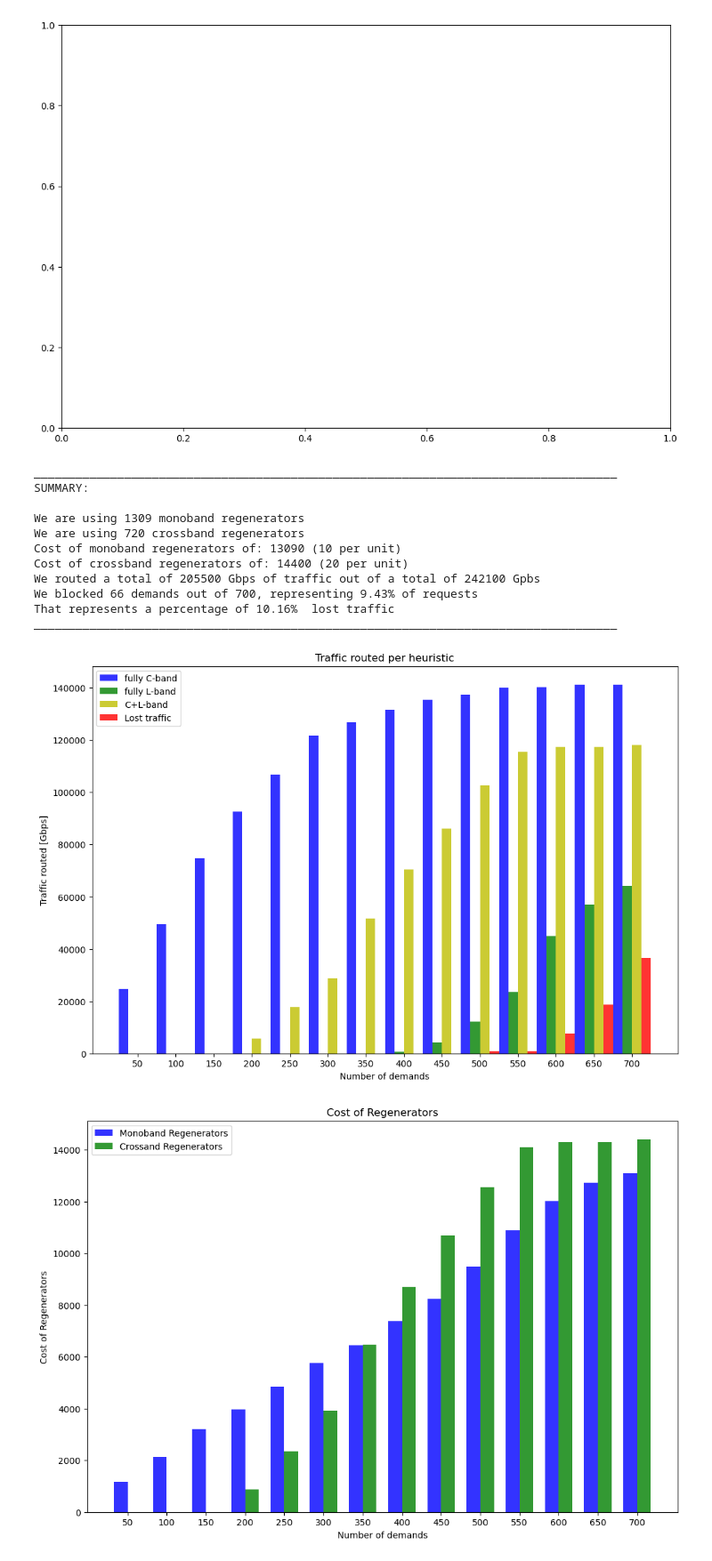
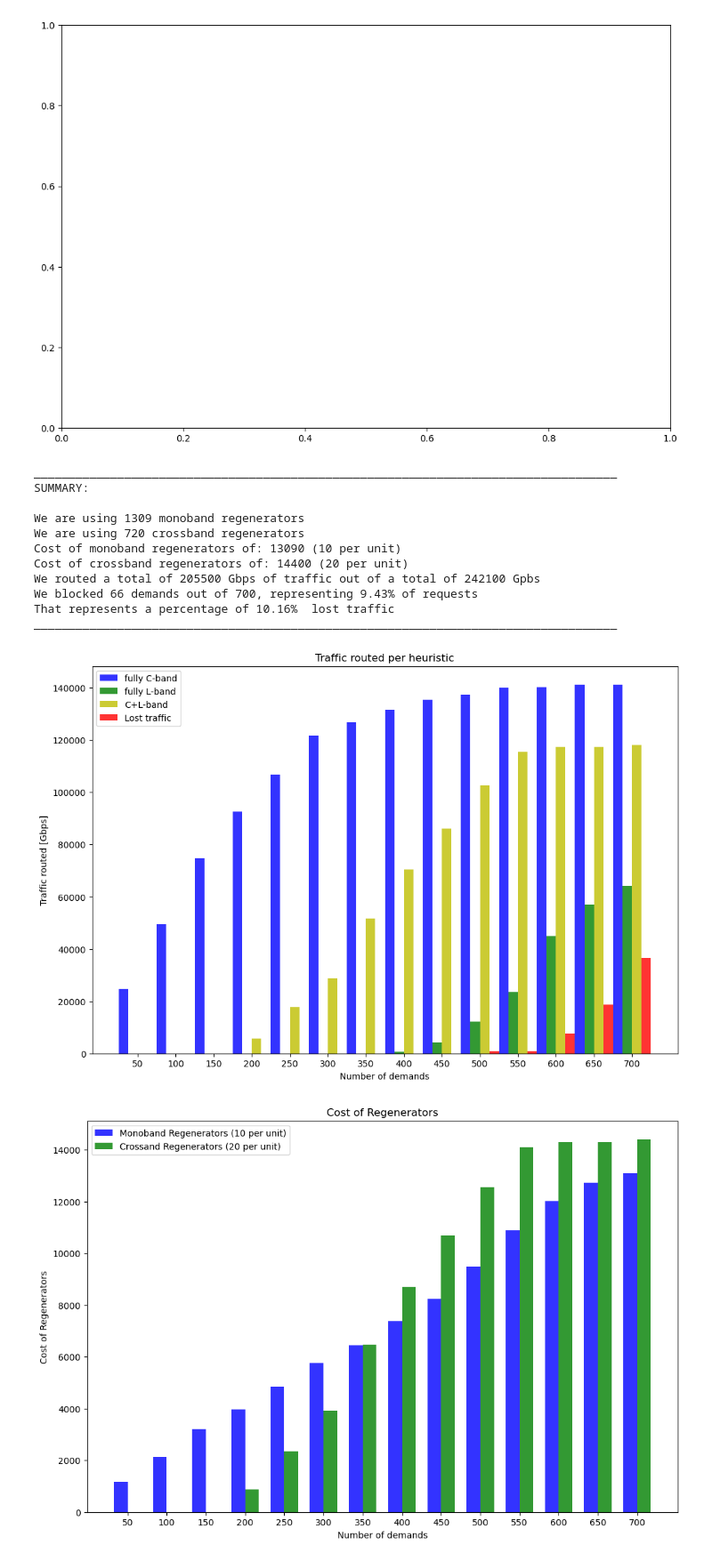
Before and after one commit to AlbertoCeresoli/CND_Nokia_CL-Bands, a Jupyter notebook: clbands_cross_regen.ipynb, the cells around one changed output. Shown at 89% size. Saved outputs shown, nothing was run; the diff lists cells and outputs as text; code cells hidden in the pictures.

Commit message:
implemented cost calculation for regenerators

```diff
--- a/clbands_cross_regen.ipynb
+++ b/clbands_cross_regen.ipynb
@@ -1197,12 +1197,12 @@ opacity = 0.8
 rects1 = plt.bar(index, [cost_mono_regen * total_mono_regen for n_routed, all_routed, traffic_c, traffic_l, traffic_c_l, lost_traffic, total_mono_regen, total_cross_regen in heuristicResults], bar_width,
                  alpha=opacity,
                  color='b',
-                 label='Monoband Regenerators')
+                 label='Monoband Regenerators ('+str(cost_mono_regen)+' per unit)')
 
 rects2 = plt.bar(index + bar_width, [cost_cross_regen * total_cross_regen for n_routed, all_routed, traffic_c, traffic_l, traffic_c_l, lost_traffic, total_mono_regen, total_cross_regen in heuristicResults], bar_width,
                  alpha=opacity,
                  color='g',
-                 label='Crossand Regenerators')
+                 label='Crossand Regenerators ('+str(cost_cross_regen)+' per unit)')
 
 plt.xticks(index + 0.5 * bar_width, [(i + 1) * demand_at_a_time for i in index])
 plt.xlabel('Number of demands')
@@ -1213,31 +1213,31 @@ plt.legend()
 # print(f'heuristicResults: {heuristicResults}')
 print('____________________________________________________________________________________')
 print('SUMMARY:\n')
 print(f'We are using {total_mono_regen} monoband regenerators')
 print(f'We are using {total_cross_regen} crossband regenerators')
 print(f'Cost of monoband regenerators of: {total_mono_regen * cost_mono_regen} ({cost_mono_regen} per unit)')
 print(f'Cost of crossband regenerators of: {total_cross_regen * cost_cross_regen} ({cost_cross_regen} per unit)')
 print(f'We routed a total of {cumulative_c_traffic+cumulative_l_traffic} Gbps of traffic out of a total of {cumulative_l_traffic+cumulative_c_traffic+cumulative_lost_traffic} Gpbs')
 print(f'We blocked {total_demands-total_demands_routed} demands out of {total_demands}, representing {round(blocked_percentage,2)}% of requests')
 print(f'That represents a percentage of {round(blocked_traffic,2)}%  lost traffic')
 print('____________________________________________________________________________________')
 if edge_usage:
     for edge in G.edges:
         if dualband:
             print(f'\nLink: {edge}\nLength: {G.edges[edge].get("length")}\nC-Band wavelength utilization: {G.edges[edge]["c_available_wavelengths"]}\nL-Band wavelength utilization: {G.edges[edge]["l_available_wavelengths"]}')
         else:
             print(f'\nLink: {edge}\nLength: {G.edges[edge].get("length")}\nWavelength utilization: {G.edges[edge]["available_wavelengths"]}')
 # %% [output]
 ____________________________________________________________________________________
 SUMMARY:
 
 We are using 1309 monoband regenerators
 We are using 720 crossband regenerators
 Cost of monoband regenerators of: 13090 (10 per unit)
 Cost of crossband regenerators of: 14400 (20 per unit)
 We routed a total of 205500 Gbps of traffic out of a total of 242100 Gpbs
 We blocked 66 demands out of 700, representing 9.43% of requests
 That represents a percentage of 10.16%  lost traffic
 ____________________________________________________________________________________
 [figure]
-[figure, old version]
+[figure, new version]
```
